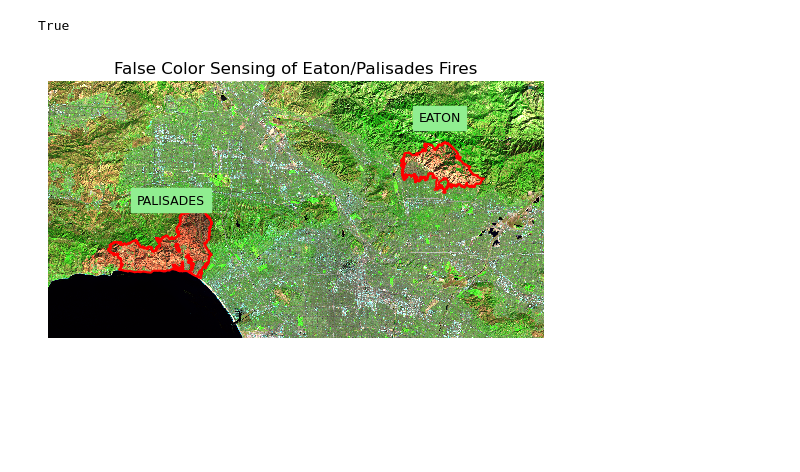
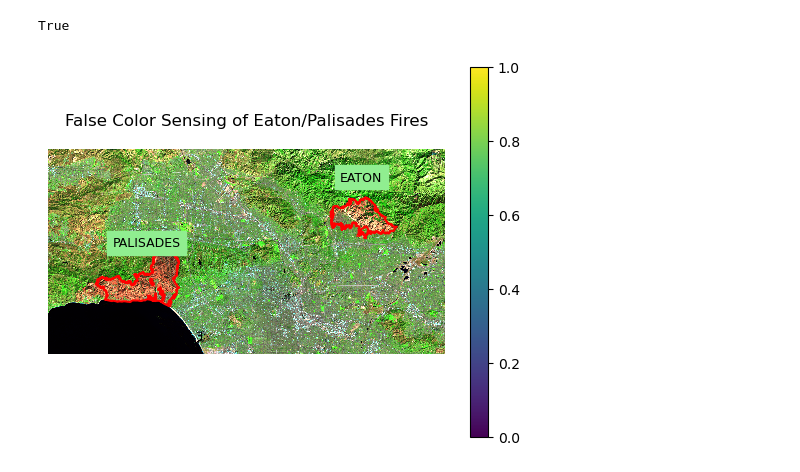
Before and after one commit to sacobjloan/eds220-hwk4, a Jupyter notebook: hwk4-task2-false-color-sloan.ipynb, the cells around one changed output. Saved outputs shown, nothing was run; the diff lists cells and outputs as text; code cells hidden in the pictures; blank space fills up the shorter version.

```diff
--- a/hwk4-task2-false-color-sloan.ipynb
+++ b/hwk4-task2-false-color-sloan.ipynb
@@ -166,21 +171,20 @@ True
 # %%
 # Mapping
 fig, ax = plt.subplots()
 ax.axis('off')
 
 landsat_geo[['swir22','nir08','red']].to_dataarray().plot.imshow(
     robust = True,
     ax = ax,
-    add_labels = False)
+    )
 
-perimeters.boundary.plot(
-    ax = ax,
-    color = 'red',
-)
+plt.colorbar(landsat_geo[['swir22','nir08','red']].to_dataarray().plot.imshow(robust = True), ax = ax)
+
+perimeters.boundary.plot(ax = ax, color = 'red')
 
 ax.set_title('False Color Sensing of Eaton/Palisades Fires')
 
 for n,name in zip(range(0,2),perimeters['FIRE_NAME']):
     ax.text(perimeters.centroid.iloc[n].x ,perimeters.centroid.iloc[n].y + 7500, name, fontsize = 9, color = 'black', ha = 'center', backgroundcolor = 'lightgreen')
 # %% [output]
-[figure, old version]
+[figure, new version]
```
Also changed, not shown: parts of 8 cells of this notebook.
